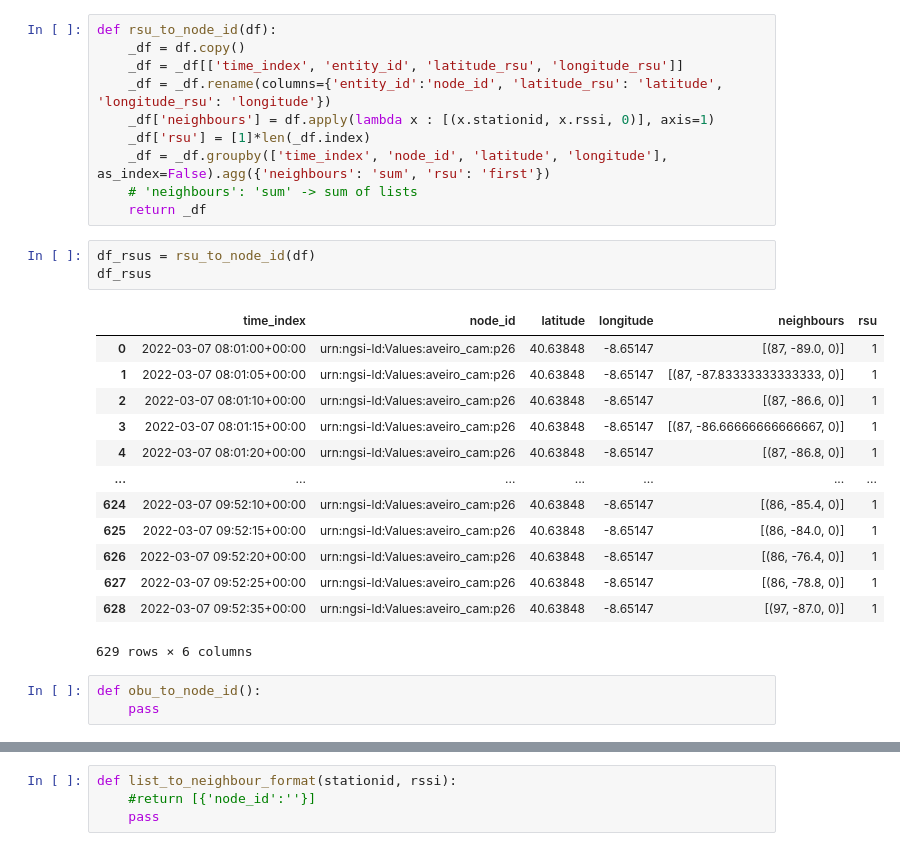
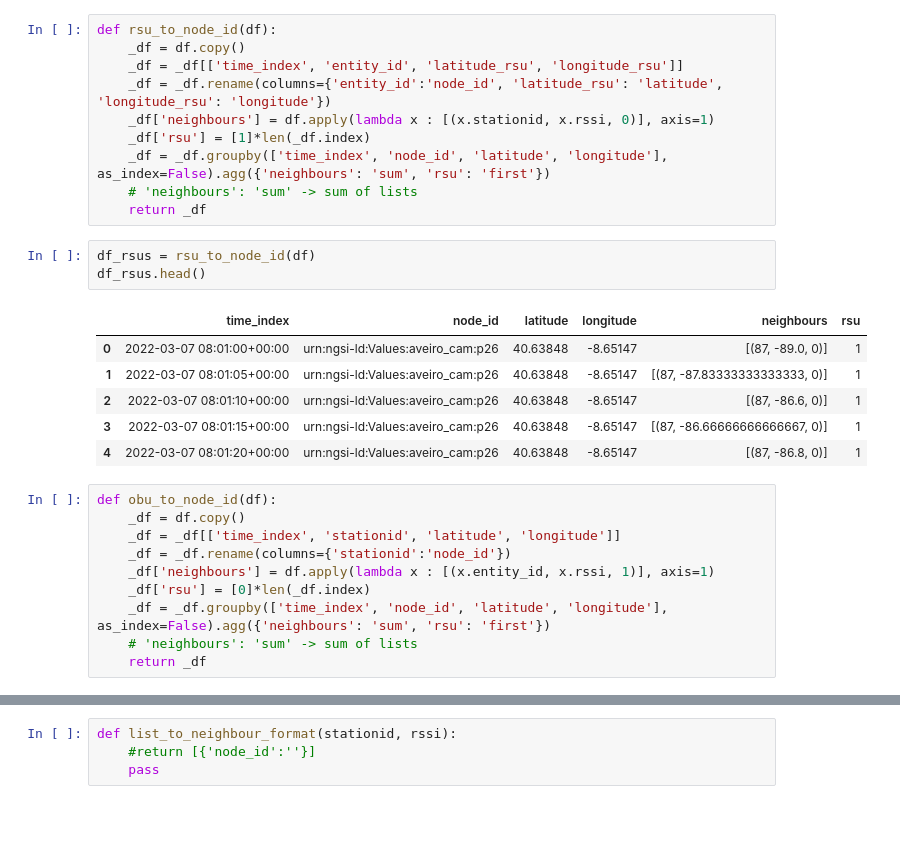
Before and after one commit to anafsa/mobility_data_converter, a Jupyter notebook: notebooks/converter.ipynb, the cells around one changed output, grey strips where cells are left out. Drawn from its saved outputs; the diff is of its cells as text; blank space fills up the shorter version.

Commit message:
obu to node_id format and concat with rsu info

```diff
--- a/notebooks/converter.ipynb
+++ b/notebooks/converter.ipynb
@@ -175,21 +175,21 @@ def rsu_to_node_id(df):
     return _df
 # %%
 df_rsus = rsu_to_node_id(df)
-df_rsus
+df_rsus.head()
 # %% [output]
 |  | time_index | node_id | latitude | longitude | neighbours | rsu |
 | 0 | 2022-03-07 08:01:00+00:00 | urn:ngsi-ld:Values:aveiro_cam:p26 | 40.63848 | -8.65147 | [(87, -89.0, 0)] | 1 |
 | 1 | 2022-03-07 08:01:05+00:00 | urn:ngsi-ld:Values:aveiro_cam:p26 | 40.63848 | -8.65147 | [(87, -87.83333333333333, 0)] | 1 |
 | 2 | 2022-03-07 08:01:10+00:00 | urn:ngsi-ld:Values:aveiro_cam:p26 | 40.63848 | -8.65147 | [(87, -86.6, 0)] | 1 |
 | 3 | 2022-03-07 08:01:15+00:00 | urn:ngsi-ld:Values:aveiro_cam:p26 | 40.63848 | -8.65147 | [(87, -86.66666666666667, 0)] | 1 |
 | 4 | 2022-03-07 08:01:20+00:00 | urn:ngsi-ld:Values:aveiro_cam:p26 | 40.63848 | -8.65147 | [(87, -86.8, 0)] | 1 |
-| ... | ... | ... | ... | ... | ... | ... |
-| 624 | 2022-03-07 09:52:10+00:00 | urn:ngsi-ld:Values:aveiro_cam:p26 | 40.63848 | -8.65147 | [(86, -85.4, 0)] | 1 |
-| 625 | 2022-03-07 09:52:15+00:00 | urn:ngsi-ld:Values:aveiro_cam:p26 | 40.63848 | -8.65147 | [(86, -84.0, 0)] | 1 |
-| 626 | 2022-03-07 09:52:20+00:00 | urn:ngsi-ld:Values:aveiro_cam:p26 | 40.63848 | -8.65147 | [(86, -76.4, 0)] | 1 |
-| 627 | 2022-03-07 09:52:25+00:00 | urn:ngsi-ld:Values:aveiro_cam:p26 | 40.63848 | -8.65147 | [(86, -78.8, 0)] | 1 |
-| 628 | 2022-03-07 09:52:35+00:00 | urn:ngsi-ld:Values:aveiro_cam:p26 | 40.63848 | -8.65147 | [(97, -87.0, 0)] | 1 |
-629 rows × 6 columns
 # %%
-def obu_to_node_id():
-    pass
+def obu_to_node_id(df):
+    _df = df.copy()
+    _df = _df[['time_index', 'stationid', 'latitude', 'longitude']]
+    _df = _df.rename(columns={'stationid':'node_id'})
+    _df['neighbours'] = df.apply(lambda x : [(x.entity_id, x.rssi, 1)], axis=1)
+    _df['rsu'] = [0]*len(_df.index)
+    _df = _df.groupby(['time_index', 'node_id', 'latitude', 'longitude'], as_index=False).agg({'neighbours': 'sum', 'rsu': 'first'})
+    # 'neighbours': 'sum' -> sum of lists
+    return _df
```
Also changed, not shown: parts of 2 cells of this notebook.
